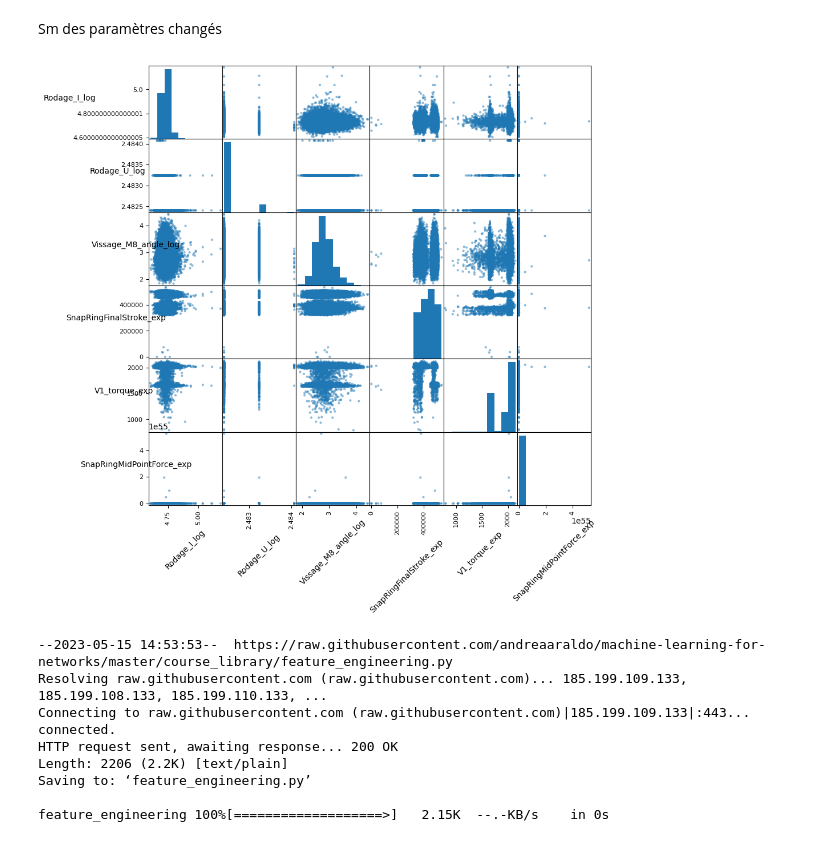
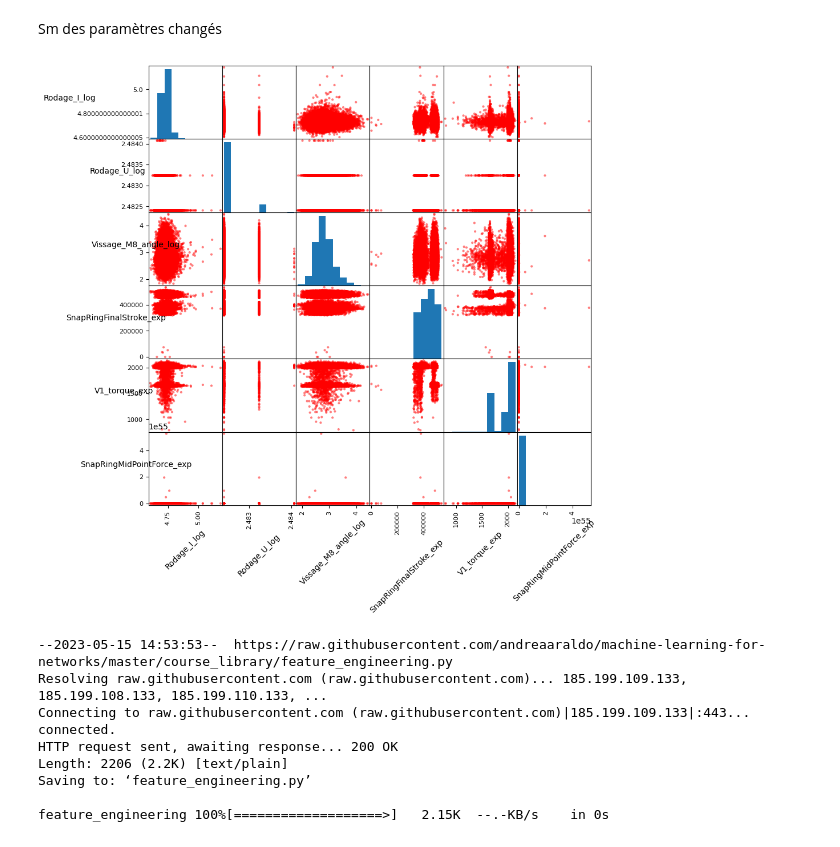
Before and after one commit to TonioHathos/AI_Valeo, a Jupyter notebook: Pre_processing_dataset_yudi.ipynb, the cells around one changed output. Drawn from its saved outputs; the diff is of its cells as text; code cells hidden in the pictures.

```diff
--- a/Pre_processing_dataset_yudi.ipynb
+++ b/Pre_processing_dataset_yudi.ipynb
@@ -333,0 +352,3 @@ cols_change_transf = ['Rodage_I_log','Rodage_U_log','Vissage_M8_angle_log','Snap
+# %%
+cols_change_transf = cols_transformed + cols_transformed1
+cols_change_transf
@@ -360,11 +407,12 @@ plt.show()
 Sm des paramètres changés
 # %%
 sm = scatter_matrix(df_training_inputs[cols_change_transf],
-                   figsize=(10,10))
+                   figsize=(10,10), color='red')
+
 visualization.rotate_labels(sm)
 plt.show()
 # %% [output]
-[figure, old version]
+[figure, new version]
 # %%
 ! wget https://raw.githubusercontent.com/andreaaraldo/machine-learning-for-networks/master/course_library/feature_engineering.py
 import feature_engineering
```
Also changed, not shown: parts of 20 cells of this notebook.
